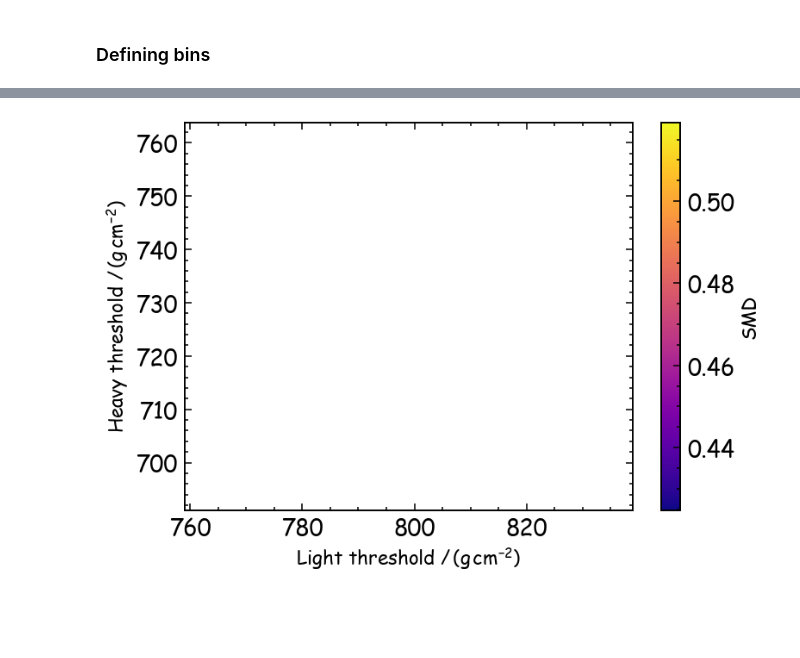
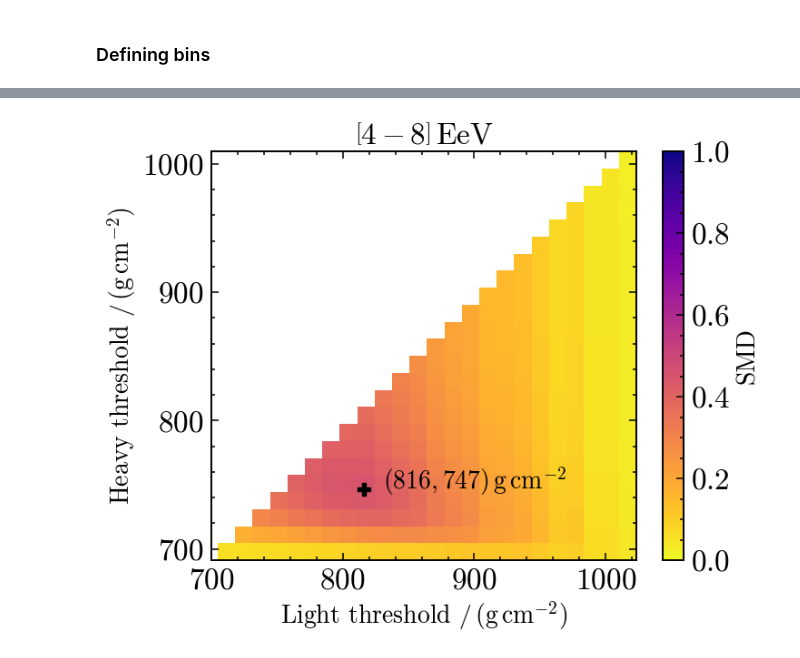
Before and after one commit to paolo-magnani/aixnet_simulations, a Jupyter notebook: optimization.ipynb, the cells around one changed output, grey strips where cells are left out. Cells and saved outputs as stored; diff of their text form; code cells hidden in the pictures; blank space fills up the shorter version.

```diff
--- a/optimization.ipynb
+++ b/optimization.ipynb
@@ -45,17 +61,11 @@ plt.show()
 # %%
-smd = SMD_method()
-
-thres_values = np.linspace(np.min(dd['dnn_xmax']), np.max(dd['dnn_xmax']), 6)
-# print(thres_values)
-results_dict = {'emin': [], 'emax': [], 'light': [], 'heavy': [], 'SMD': []}
-
 for ee in range(len(energies)-1):
     e_min = energies[ee]/1e18
     e_max =energies[ee+1]/1e18
 
     e_mask = (dd['energy']<e_max)&(dd['energy']>=e_min)
     data = dict_cutter(dd, e_mask)
-    print(len(data['sd_id']))
+    # print(len(data['sd_id']))
 
     for i in range(1, len(thres_values) - 2):
         thres_h = thres_values[i]
@@ -63,17 +73,23 @@ for ee in range(len(energies)-1):
         for j in range(i + 1, len(thres_values) - 1):
 
             thres_l = thres_values[j]
-            mask_h = (data['dnn_xmax']<thres_h)
-            mask_l = (data['dnn_xmax']>thres_l)
+            mask_h = (data['xmax19']<thres_h)
+            mask_l = (data['xmax19']>thres_l)
             light_frac = dict_cutter(data, mask_l)
             heavy_frac = dict_cutter(data, mask_h)
 
             value = smd.quantify_SMD(light_frac['energy'], light_frac['charge'], heavy_frac['energy'], heavy_frac['charge'], d_max=1)
+            A_l = np.sum(np.log(light_frac['mass']))
+            A_h = np.sum(np.log(heavy_frac['mass']))
 
             results_dict['emin'].append(e_min)
             results_dict['emax'].append(e_max)
             results_dict['light'].append(thres_l)
             results_dict['heavy'].append(thres_h)
             results_dict['SMD'].append(value)
-
+            results_dict['N_light'].append(len(light_frac['xmax19']))
+            results_dict['N_heavy'].append(len(heavy_frac['xmax19']))
+            results_dict['N_tot'].append(len(data['xmax19']))
+            results_dict['lnA_light'].append(A_l/len(data['xmax19']))
+            results_dict['lnA_heavy'].append(A_h/len(data['xmax19']))
             # print(thres_h, thres_l, value)
@@ -85,37 +98,52 @@ for ee in range(len(energies)-1):
 # %%
-light_vals = np.array(results_dict['light'][results_dict['emin']==4])
-heavy_vals = np.array(results_dict['heavy'][results_dict['emin']==4])
-SMD_vals = np.array(results_dict['SMD'][results_dict['emin']==4])
+for key, value in results_dict.items():
+    results_dict[key] = np.array(value)
 
-# Create grid
-unique_light = np.unique(light_vals)  # Unique x values
-unique_heavy = np.unique(heavy_vals)  # Unique y values
+for i in range(len(energies[:-1])):
+    ene = energies[i]
+    eneplus = energies[i+1]
+    light_vals = np.array(results_dict['light'][results_dict['emin']==ene/1e18])
+    heavy_vals = np.array(results_dict['heavy'][results_dict['emin']==ene/1e18])
+    SMD_vals = np.array(results_dict['SMD'][results_dict['emin']==ene/1e18])
+    # Create grid
+    unique_light = np.unique(light_vals)  # Unique x values
+    unique_heavy = np.unique(heavy_vals)  # Unique y values
 
-# Reshape SMD values into a 2D array
-SMD_grid = np.zeros((len(unique_heavy), len(unique_light)))
+    # Reshape SMD values into a 2D array
+    SMD_grid = np.zeros((len(unique_heavy), len(unique_light)))
 
-for i, h in enumerate(unique_heavy):
-    for j, l in enumerate(unique_light):
-        mask = (heavy_vals == h) & (light_vals == l)
-        if np.any(mask):
-            SMD_grid[i, j] = SMD_vals[mask][0]  # Take first match
+    for i, h in enumerate(unique_heavy):
+        for j, l in enumerate(unique_light):
+            mask = (heavy_vals == h) & (light_vals == l)
+            if np.any(mask):
+                SMD_grid[i, j] = SMD_vals[mask][0]  # Take first match
 
-masked_SMD = np.ma.masked_where(unique_light[None, :] <= unique_heavy[:, None], SMD_grid)
+    masked_SMD = np.ma.masked_where((unique_light[None, :] <= unique_heavy[:, None])|(SMD_grid==-1), SMD_grid)
+    # heatmap with absolute value
+    plt.figure(figsize=(9, 6))
+    plt.title(rf'$\left[{ene/1e18:.0f}-{eneplus/1e18:.0f} \right] \, \mathrm{{EeV}}$')
+    cmap = plt.cm.plasma_r.copy()
+    cmap.set_bad(color='white')  # Set masked values to white
 
-# Plot heatmap with masked values
-plt.figure(figsize=(10, 6))
-cmap = plt.cm.plasma.copy()
-cmap.set_bad(color='white')  # Set masked values to white
+    plt.imshow(masked_SMD, aspect='auto', origin='lower',
+            extent=[unique_light.min(), unique_light.max(),
+                    unique_heavy.min(), unique_heavy.max()],
+            cmap=cmap, vmin=0, vmax=1)
+    dot_x = (unique_light[np.where(SMD_grid==SMD_grid.max())[1]])
+    dot_y =  (unique_heavy[np.where(SMD_grid==SMD_grid.max())[0]])
+    plt.text(dot_x+15, dot_y, rf'$({float(dot_x):.0f},{float(dot_y):.0f}) \, \mathrm{{g \, cm^{{-2}}}}$')
+    plt.plot(dot_x, dot_y, ls='', marker='P', color='k', markersize=10)
+    plt.colorbar(label='SMD')
+    plt.xlabel(r'Light threshold $/ \, \mathrm{(g \, cm^{-2})}$')
+    plt.ylabel(r'Heavy threshold $/ \, \mathrm{(g \, cm^{-2})}$')
+    # plt.grid()
 
-plt.imshow(masked_SMD, aspect='auto', origin='lower',
-           extent=[unique_light.min(), unique_light.max(),
-                   unique_heavy.min(), unique_heavy.max()],
-           cmap=cmap)
+    xticks = np.arange(700, 1050, 100)
+    plt.xticks(xticks)
+    plt.show()
 
-plt.colorbar(label='SMD')
-plt.xlabel(r'Light threshold $/ \, (g \, cm^{-2})$')
-plt.ylabel(r'Heavy threshold $/ \, (g \, cm^{-2})$')
-plt.show()
-#plt.title('SMD Heatmap')
+    best_pos = np.where((results_dict['light']==dot_x)&(results_dict['heavy']==dot_y)&(results_dict['emin']==ene/1e18))
+    print('light fraction:', results_dict['N_light'][best_pos]/results_dict['N_tot'][best_pos], 'lnA:', results_dict['lnA_light'][best_pos])
+    print('heavy fraction:', results_dict['N_heavy'][best_pos]/results_dict['N_tot'][best_pos], 'lnA:', results_dict['lnA_heavy'][best_pos])
 # %% [output]
-[figure, old version]
+[figure, new version]
```
Also changed, not shown: parts of 7 cells of this notebook, 4 other files.
